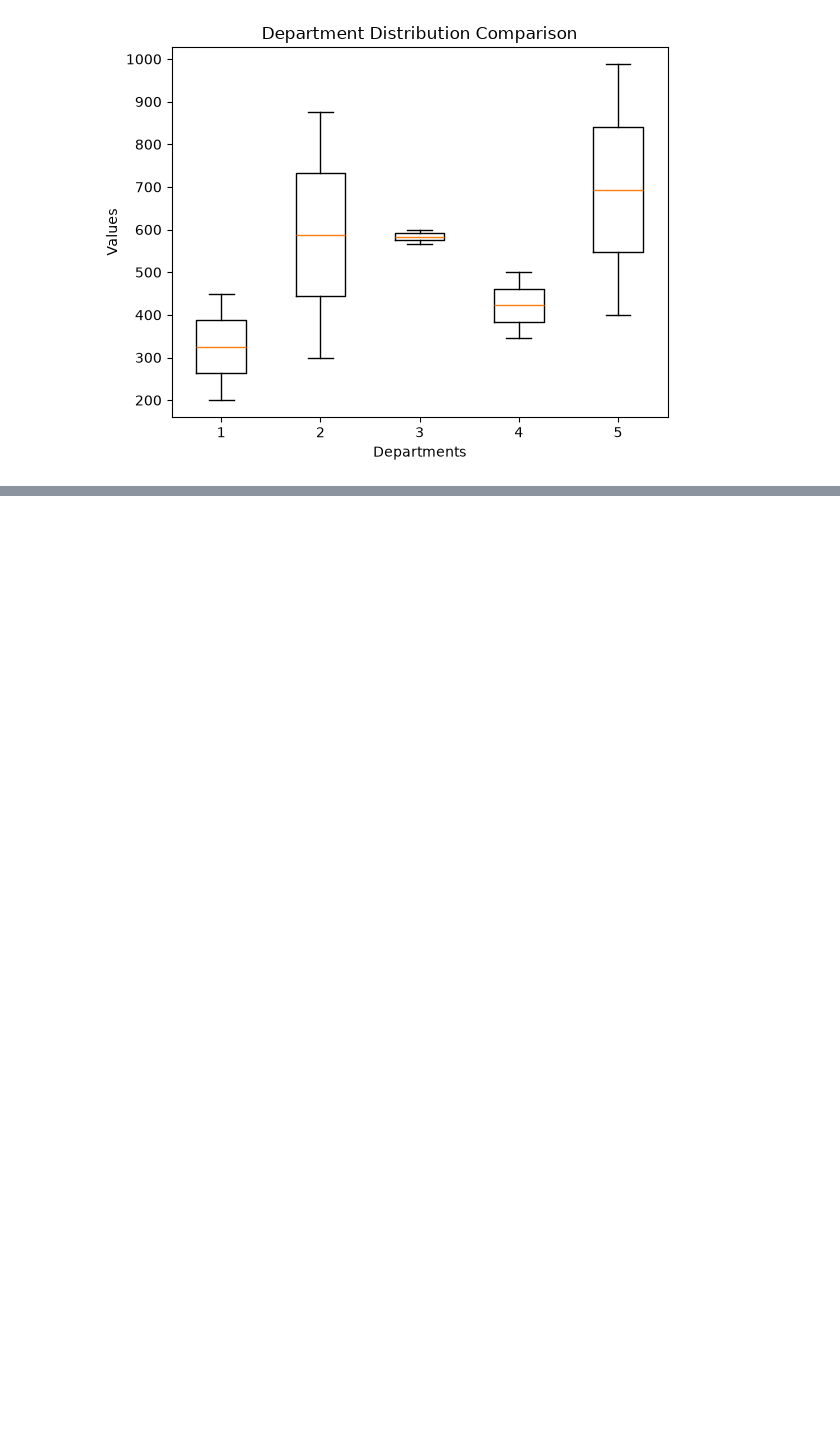
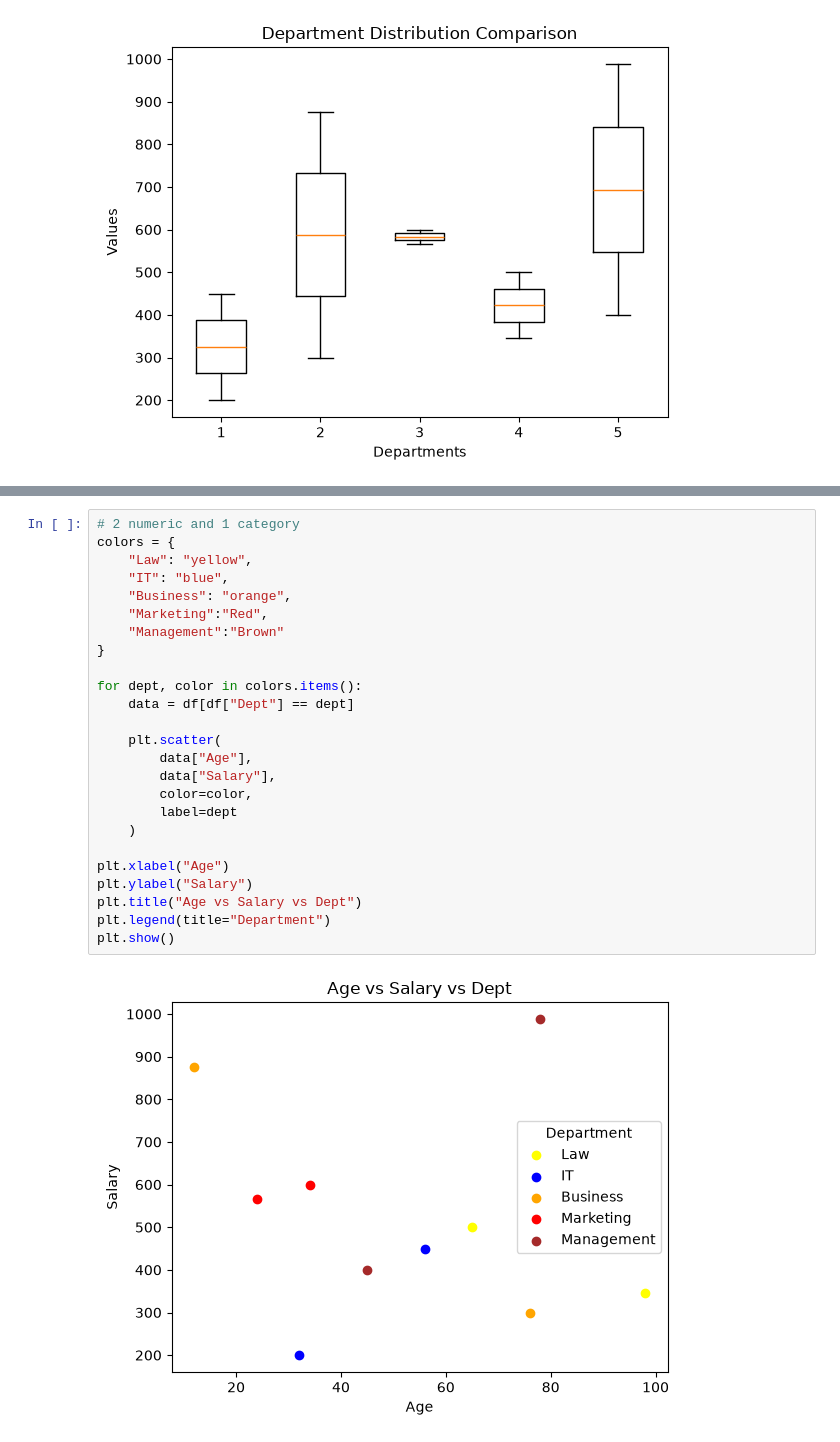
Before and after one commit to bonssss/data-analytics-journey, a Jupyter notebook: python_for_analyst/matplotlib.ipynb, the cells around one changed output, grey strips where cells are left out. Saved outputs shown, nothing was run; the diff lists cells and outputs as text; blank space fills up the shorter version.

```diff
--- a/python_for_analyst/matplotlib.ipynb
+++ b/python_for_analyst/matplotlib.ipynb
@@ -253,0 +271,27 @@ plt.show()
+# %%
+# 2 numeric and 1 category
+colors = {
+    "Law": "yellow",
+    "IT": "blue",
+    "Business": "orange",
+    "Marketing":"Red",
+    "Management":"Brown"
+}
+
+for dept, color in colors.items():
+    data = df[df["Dept"] == dept]
+
+    plt.scatter(
+        data["Age"],
+        data["Salary"],
+        color=color,
+        label=dept
+    )
+
+plt.xlabel("Age")
+plt.ylabel("Salary")
+plt.title("Age vs Salary vs Dept")
+plt.legend(title="Department")
+plt.show()
+# %% [output]
+[figure, added]
```
Also changed, not shown: parts of 2 cells of this notebook.
